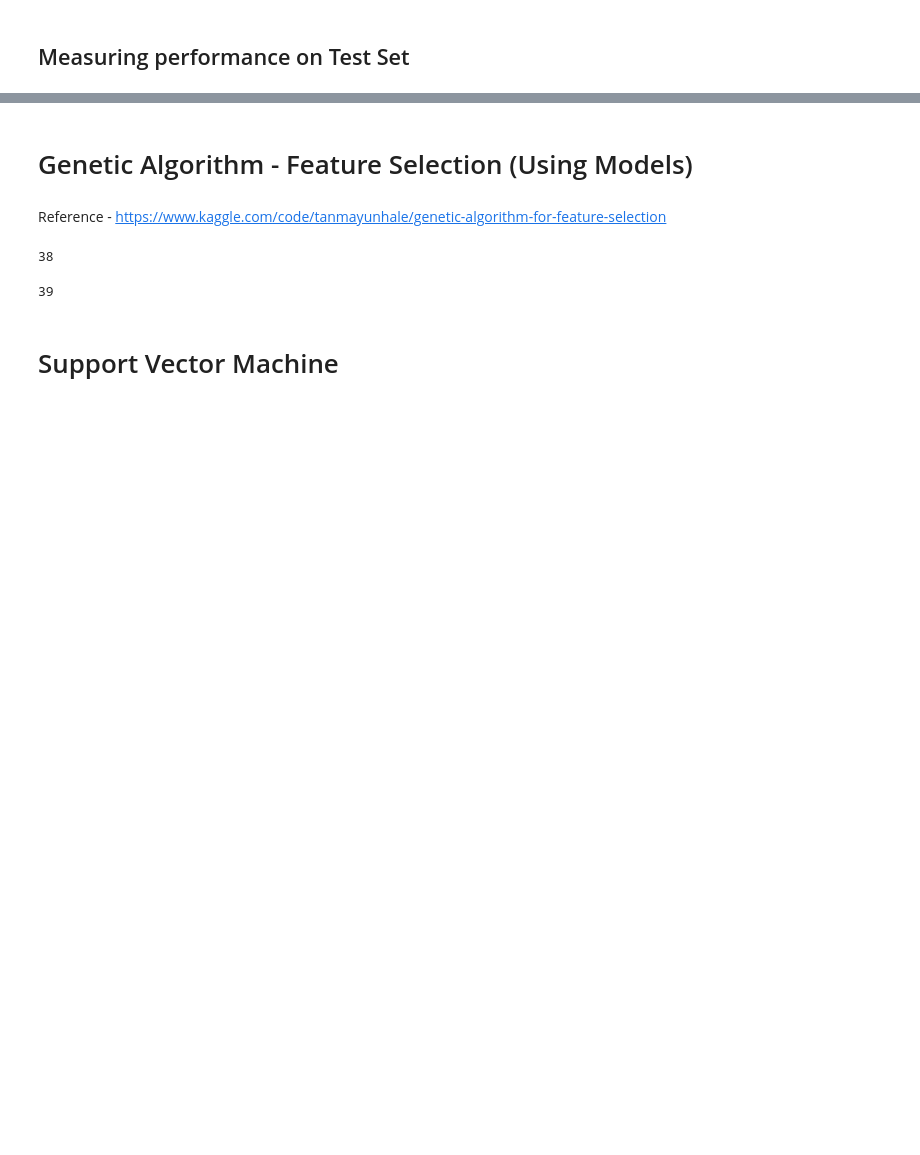
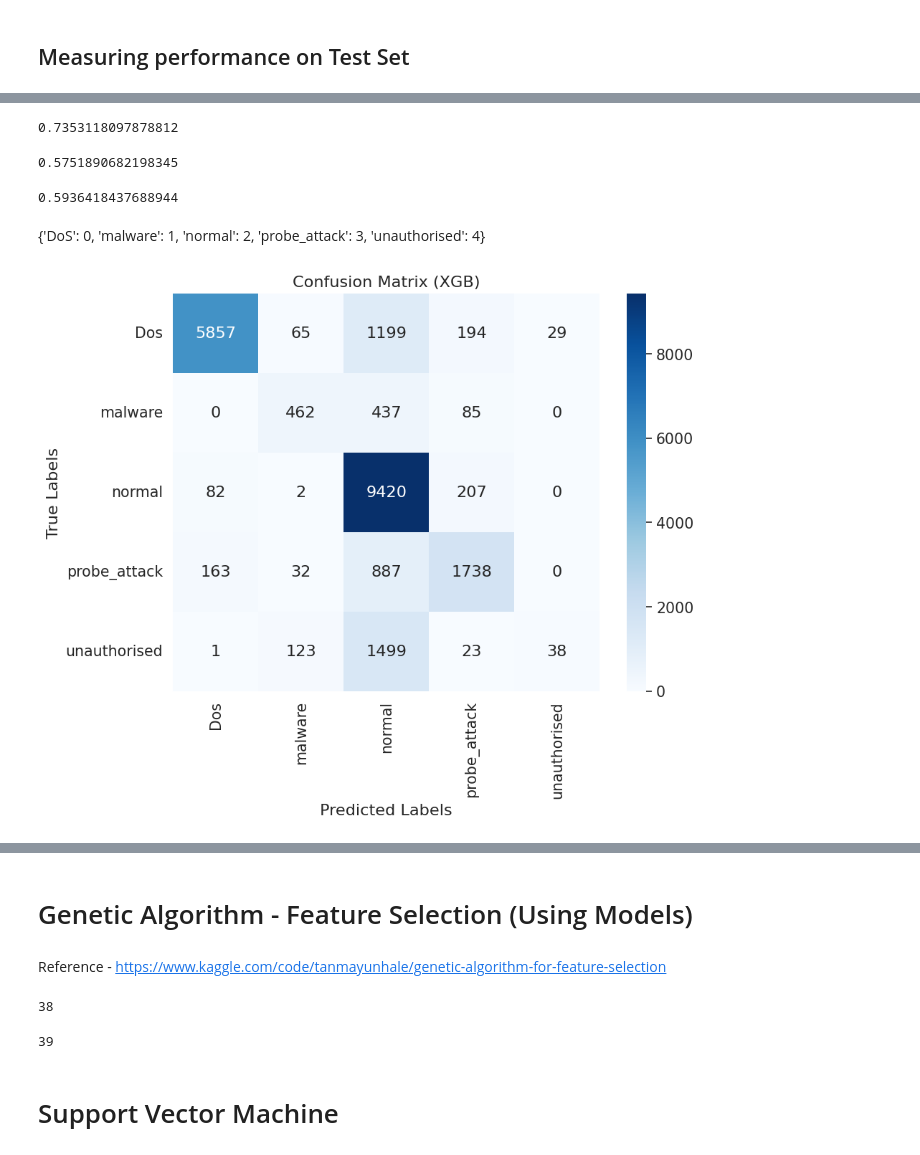
Before and after one commit to HarrisKucukalic/CSS2_Group_3, a Jupyter notebook: Group3_Tutorial1_CodeImplementation_1.ipynb, the cells around one changed output, grey strips where cells are left out. Drawn from its saved outputs; the diff is of its cells as text; code cells hidden in the pictures; blank space fills up the shorter version.

```diff
--- a/Group3_Tutorial1_CodeImplementation_1.ipynb
+++ b/Group3_Tutorial1_CodeImplementation_1.ipynb
@@ -511,0 +590,28 @@ print (score_test)
+# %%
+precision_test = precision_score(y_T, test_val, average='macro')
+print (precision_test)
+# %% [output]
+0.7353118097878812
+# %%
+recall_test = recall_score(y_T, test_val, average='macro')
+print (recall_test)
+# %% [output]
+0.5751890682198345
+# %%
+f1_test =  f1_score(y_T, test_val, average='macro')
+print(f1_test)
+# %% [output]
+0.5936418437688944
+# %% [markdown]
+{'DoS': 0, 'malware': 1, 'normal': 2, 'probe_attack': 3, 'unauthorised': 4}
+# %%
+mat = confusion_matrix(y_T, test_val)
+class_names = ["Dos", "malware", "normal", "probe_attack", "unauthorised"]
+plt.figure(figsize=(8, 6))
+sns.heatmap(mat, annot=True, fmt="d", cmap="Blues", xticklabels=class_names, yticklabels=class_names)
+plt.xlabel("Predicted Labels")
+plt.ylabel("True Labels")
+plt.title("Confusion Matrix (XGB)")
+plt.show()
+# %% [output]
+[figure, added]
```
Also changed, not shown: parts of 25 cells of this notebook.
